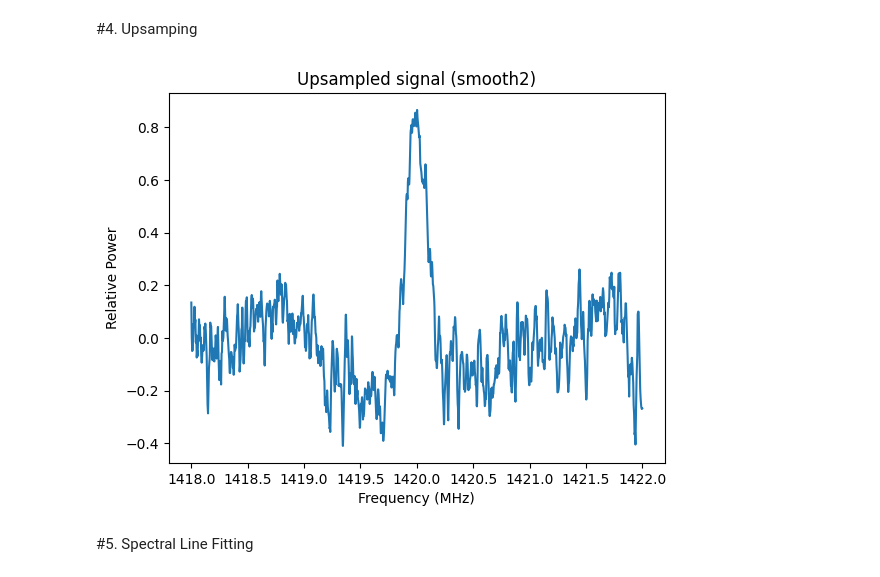
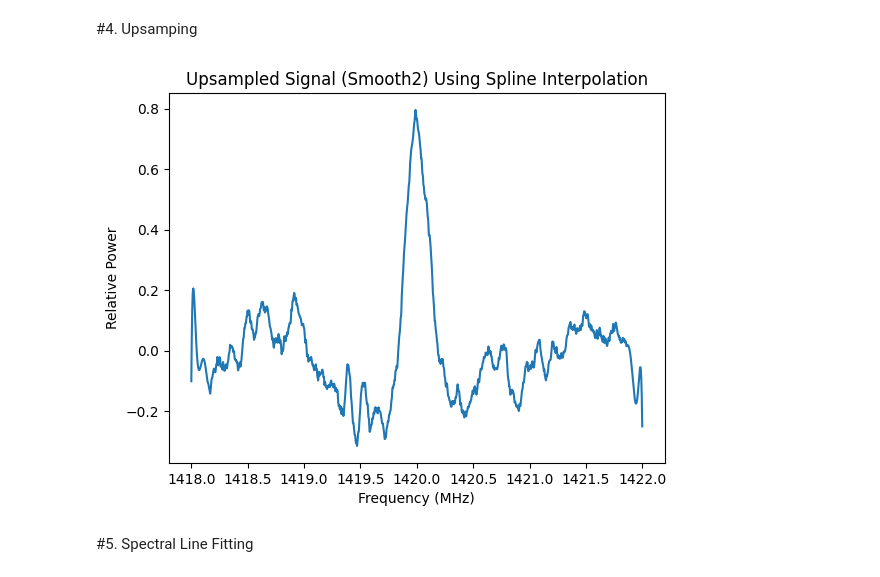
Before and after one commit to PanagiotisPetrid/ASTRO-BEAM-PanagiotisPetridis, a Jupyter notebook: ASTRO_BEAM_Task_7.ipynb, the cells around one changed output. Saved outputs shown, nothing was run; the diff lists cells and outputs as text; code cells hidden in the pictures.

```diff
--- a/ASTRO_BEAM_Task_7.ipynb
+++ b/ASTRO_BEAM_Task_7.ipynb
@@ -411,18 +409,22 @@ Calculating the SNR(db)
 # plt.show()
 # %% [markdown]
 #4. Upsamping
-# %%
-#We upsample the smooth signal by using linear interpolation, doubling its sample size (from 1000 to 2000 samples)
-smooth2 = np.interp(np.linspace(freq_range[0], freq_range[-1], 2000), freq_range, smooth)
-
-#Plot the upsampled signal
-plt.plot(np.linspace(freq_range[0], freq_range[-1], 2000), smooth2)
-plt.title("Upsampled signal (smooth2)")
-plt.xlabel("Frequency (MHz)")
-plt.ylabel("Relative Power")
-plt.show()
-# %% [output]
-[figure, removed]
+# %%
+# Create a spline interpolation of the smooth signal
+spline = UnivariateSpline(freq_range, smooth, s=0)  # s=0 means no smoothing; it will interpolate through the data points
+
+# Upsample the smooth signal by evaluating the spline at 2000 points
+freq_upsampled = np.linspace(freq_range[0], freq_range[-1], 2000)
+smooth2 = spline(freq_upsampled)
+
+# Plot the upsampled signal
+plt.plot(freq_upsampled, smooth2)
+plt.title("Upsampled Signal (Smooth2) Using Spline Interpolation")
+plt.xlabel("Frequency (MHz)")
+plt.ylabel("Relative Power")
+plt.show()
+# %% [output]
+[figure, added]
 # %% [markdown]
 #5. Spectral Line Fitting
 # %% [markdown]
```
Also changed, not shown: parts of 11 cells of this notebook.
